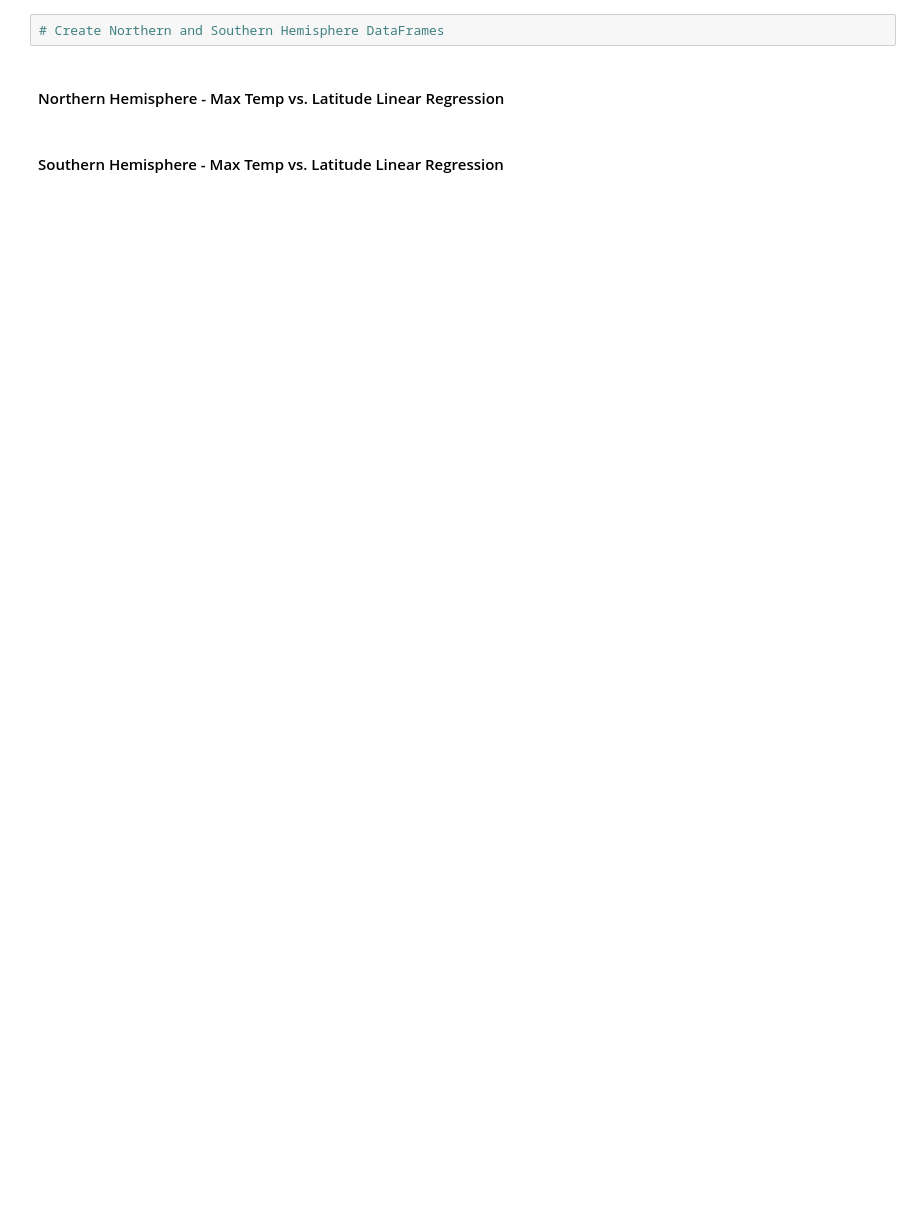
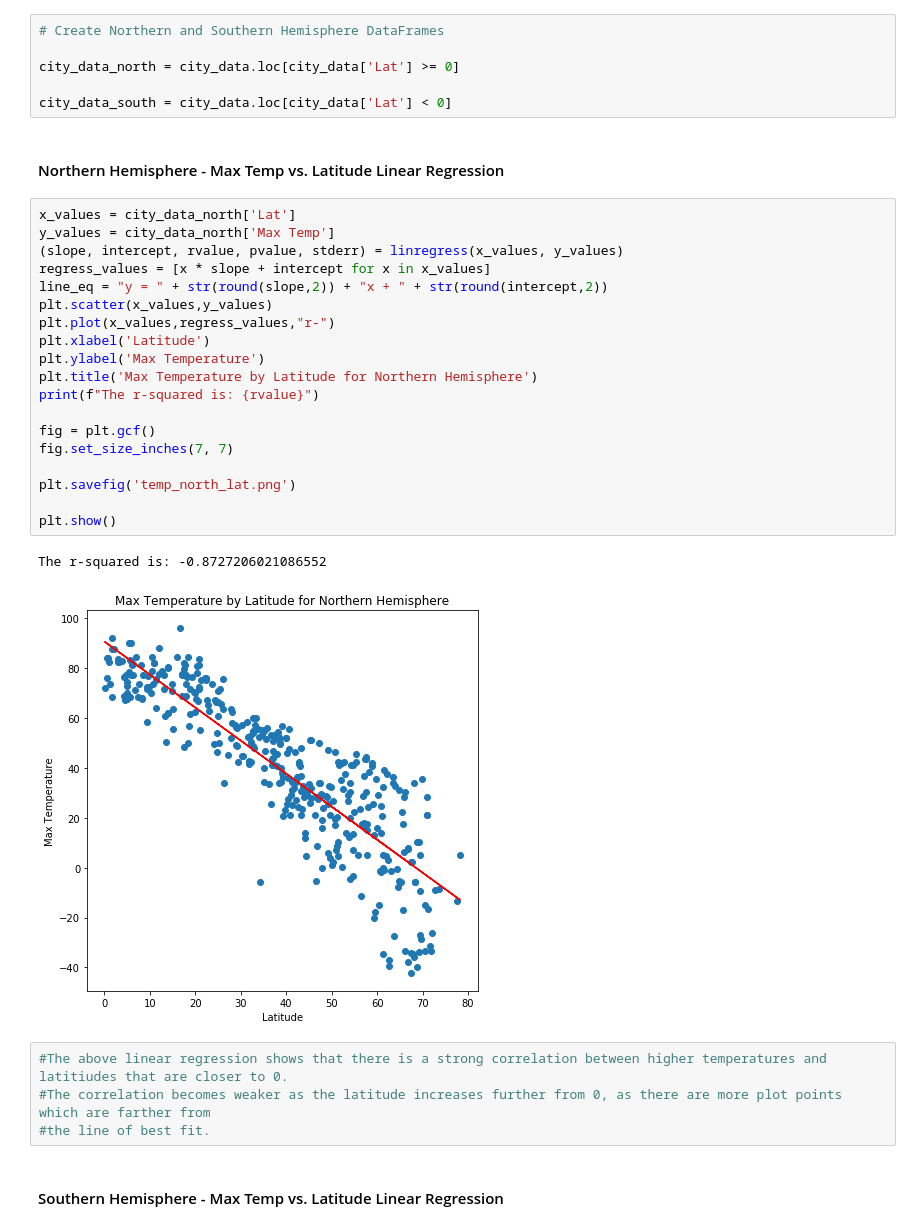
Before and after one commit to ayl0002/API-Challenge, a Jupyter notebook: WeatherPy/WeatherPy.ipynb, the cells around one changed output. Drawn from its saved outputs; the diff is of its cells as text; blank space fills up the shorter version.

```diff
--- a/WeatherPy/WeatherPy.ipynb
+++ b/WeatherPy/WeatherPy.ipynb
@@ -510,6 +455,36 @@ Y_coord coordindates to be plotted are :[105.8, 61.92123332838991, 31.5217393503
 # %%
 # Create Northern and Southern Hemisphere DataFrames
+
+city_data_north = city_data.loc[city_data['Lat'] >= 0]
+
+city_data_south = city_data.loc[city_data['Lat'] < 0]
 # %% [markdown]
 ####  Northern Hemisphere - Max Temp vs. Latitude Linear Regression
+# %%
+x_values = city_data_north['Lat']
+y_values = city_data_north['Max Temp']
+(slope, intercept, rvalue, pvalue, stderr) = linregress(x_values, y_values)
+regress_values = [x * slope + intercept for x in x_values]
+line_eq = "y = " + str(round(slope,2)) + "x + " + str(round(intercept,2))
+plt.scatter(x_values,y_values)
+plt.plot(x_values,regress_values,"r-")
+plt.xlabel('Latitude')
+plt.ylabel('Max Temperature')
+plt.title('Max Temperature by Latitude for Northern Hemisphere')
+print(f"The r-squared is: {rvalue}")
+
+fig = plt.gcf()
+fig.set_size_inches(7, 7)
+
+plt.savefig('temp_north_lat.png')
+
+plt.show()
+# %% [output]
+The r-squared is: -0.8727206021086552
+[figure, added]
+# %%
+#The above linear regression shows that there is a strong correlation between higher temperatures and latitiudes that are closer to 0.
+#The correlation becomes weaker as the latitude increases further from 0, as there are more plot points which are farther from
+#the line of best fit.
 # %% [markdown]
 ####  Southern Hemisphere - Max Temp vs. Latitude Linear Regression
```
Also changed, not shown: parts of 24 cells of this notebook, 19 other files.
